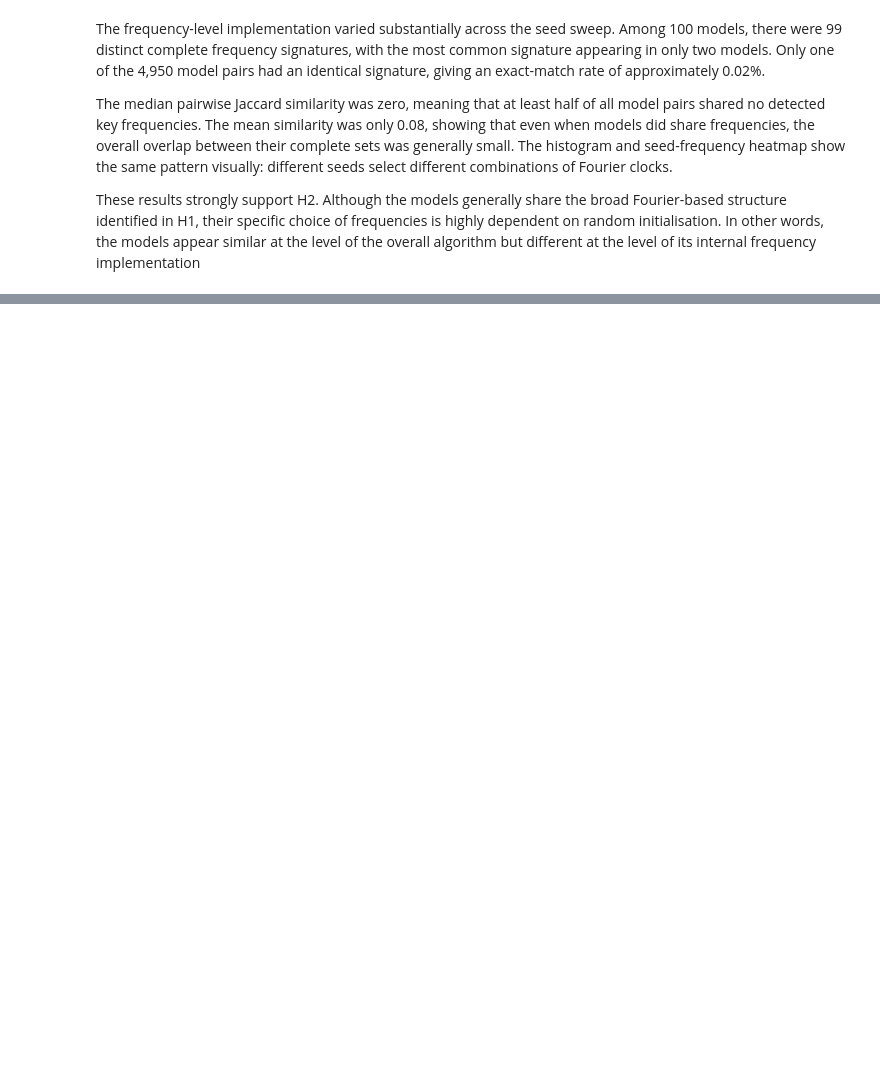
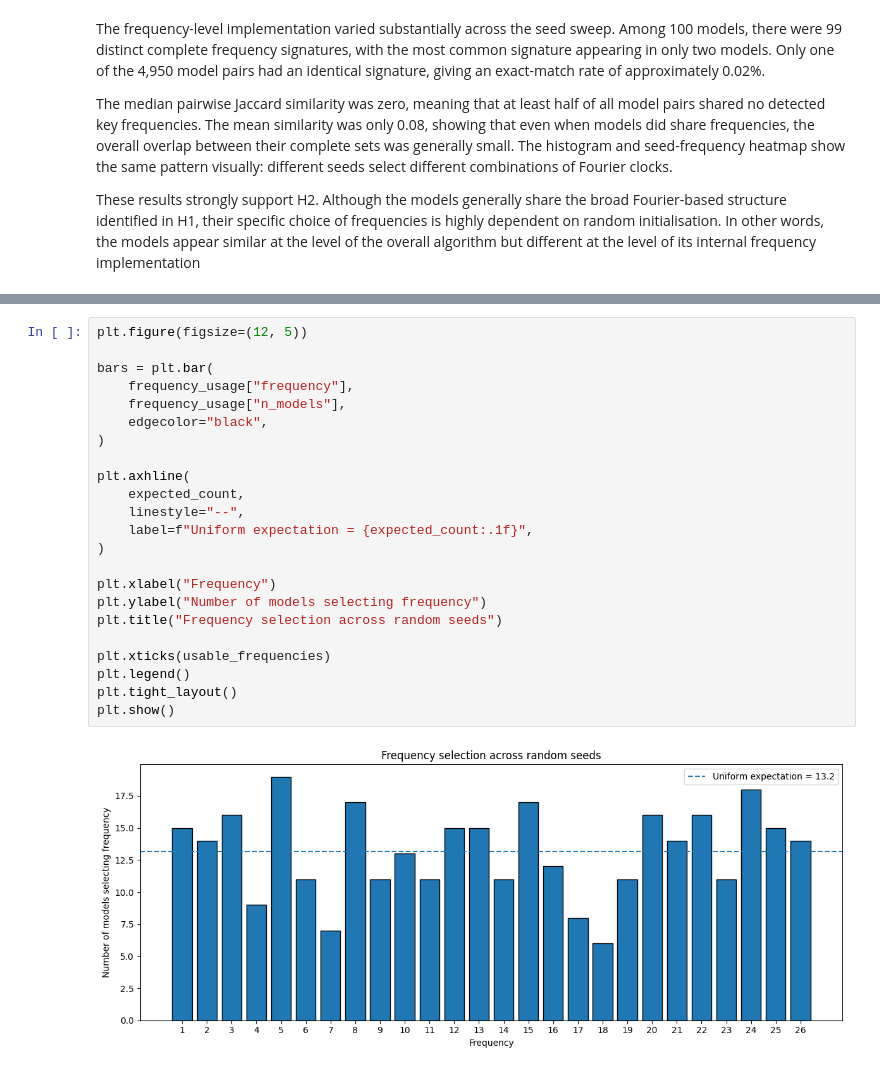
Before and after one commit to martinthuriaux/Grokking-Universality, a Jupyter notebook: 02_analysis.ipynb, the cells around one changed output, grey strips where cells are left out. Cells and saved outputs as stored; diff of their text form; blank space fills up the shorter version.

```diff
--- a/02_analysis.ipynb
+++ b/02_analysis.ipynb
@@ -447,0 +660,25 @@ These results strongly support H2. Although the models generally share the broad
+# %%
+plt.figure(figsize=(12, 5))
+
+bars = plt.bar(
+    frequency_usage["frequency"],
+    frequency_usage["n_models"],
+    edgecolor="black",
+)
+
+plt.axhline(
+    expected_count,
+    linestyle="--",
+    label=f"Uniform expectation = {expected_count:.1f}",
+)
+
+plt.xlabel("Frequency")
+plt.ylabel("Number of models selecting frequency")
+plt.title("Frequency selection across random seeds")
+
+plt.xticks(usable_frequencies)
+plt.legend()
+plt.tight_layout()
+plt.show()
+# %% [output]
+[figure, added]
```
Also changed, not shown: parts of 17 cells of this notebook.
